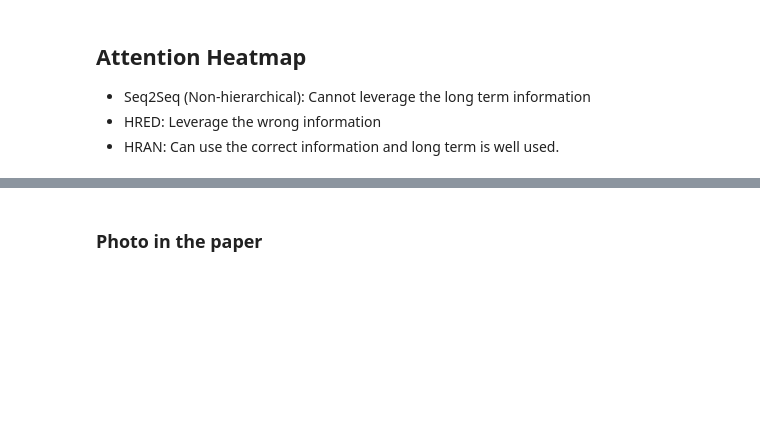
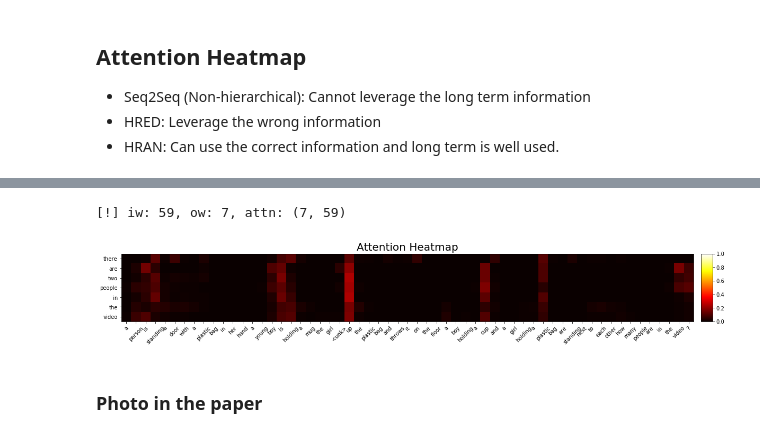
Before and after one commit to gmftbyGMFTBY/MultiTurnDialogZoo, a Jupyter notebook: analyse.ipynb, the cells around one changed output, grey strips where cells are left out. Cells and saved outputs as stored; diff of their text form; code cells hidden in the pictures; blank space fills up the shorter version.

Commit message:
add the attention heatmap

```diff
--- a/analyse.ipynb
+++ b/analyse.ipynb
@@ -750,10 +496,0 @@ def plot_heatmap(a, inwords, outwords):
-# %%
-def load_pickle(dataset, model, string):
-    # string is the special control tokens
-    path = f'processed/{dataset}/{model}/attention_heatmap_{string}.pkl'
-    with open(path,' rb') as f:
-        data = pickle.load(f)
-    am, iw, ow = data
-    return am, iw, ow
-# %%
-dataset, model = 'dailydialog', 'HRAN'
@@ -762,3 +497,37 @@ dataset, model = 'dailydialog', 'HRAN'
+# %%
+def load_pickle(dataset, model, string):
+    # string is the special control tokens
+    path = f'processed/{dataset}/{model}/attn.pkl'
+    with open(path, 'rb') as f:
+        data = pickle.load(f)
+    am, iw, ow = data['attn'], data['src'], data['tgt']
+    if '0 1' in iw:
+        iw = iw.split()
+    else:
+        iw = ['<sos>'] + iw.split()
+    ow = ow.split()
+    am = am[:len(ow)]
+    new_am = np.zeros((len(ow), len(iw)))
+    counter = 0
+    new_iw = []
+    for idx, i in enumerate(iw):
+        if i in ['__eou__', 'user0', 'user1', '<eos>', '<sos>']:
+            pass
+        else:
+            new_am[:, counter] = am[:, idx]
+            counter += 1
+            new_iw.append(i)
+    new_am = new_am[1:, :len(new_iw)]
+    new_ow = ow[1:]
+    print(f'[!] iw: {len(new_iw)}, ow: {len(new_ow)}, attn: {new_am.shape}')
+    return new_am, new_iw, new_ow
+# %%
+dataset, model = 'dstc7', 'HRAN'
+attn, iw, ow = load_pickle(dataset, model, None)
+plot_heatmap(attn, iw, ow, f'{dataset}-{model}')
+# %% [output]
+[!] iw: 59, ow: 7, attn: (7, 59)
+[figure, added]
 # %% [markdown]
 ### Photo in the paper
 # %%
```
Also changed, not shown: parts of 4 cells of this notebook, 14 other files.
